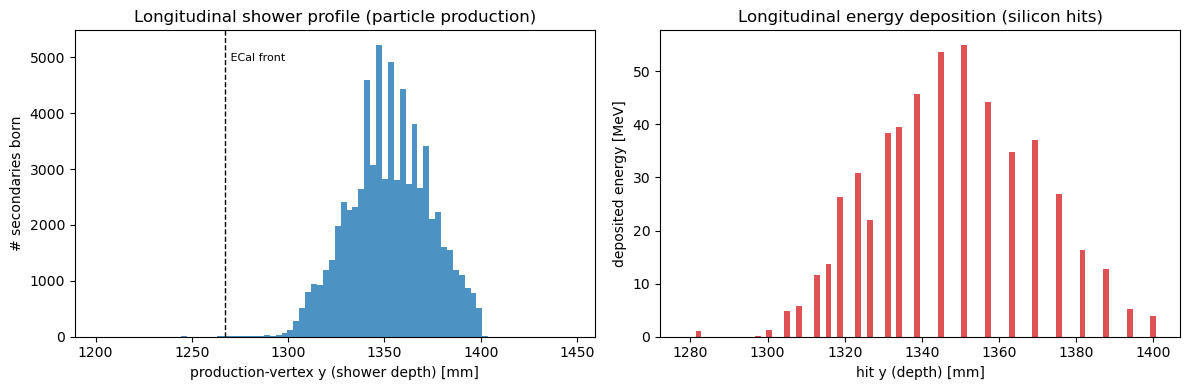
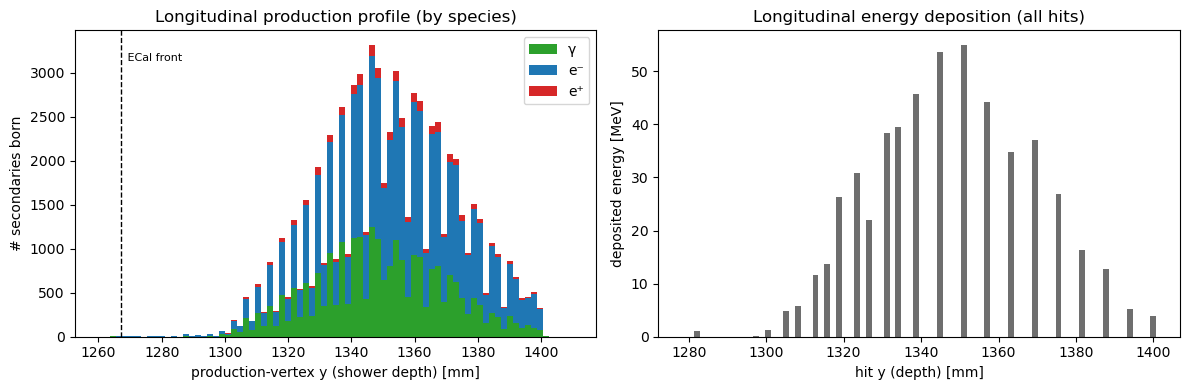
The notebook cell's code change between the first figure and the second:
--- before
+++ after
@@ -1,13 +1,16 @@
 depth = vsy  # mm (production vertex y); for a +y beam, depth into the barrel is y
-sel = (depth > 1200) & (depth < 1450) & em   # within the ECal, EM particles
+inwin = (depth > 1200) & (depth < 1450)
+species = [(pdg == 22, "γ", "#2ca02c"), (pdg == 11, "e⁻", "#1f77b4"), (pdg == -11, "e⁺", "#d62728")]
+dbins = np.linspace(1260, 1410, 80)
 
 fig, ax = plt.subplots(1, 2, figsize=(12, 4))
-ax[0].hist(depth[sel], bins=80, color="#1f77b4", alpha=0.8)
+ax[0].hist([depth[m & inwin] for m, _, _ in species], bins=dbins, stacked=True,
+           label=[lab for _, lab, _ in species], color=[c for _, _, c in species])
 ax[0].set_xlabel("production-vertex y (shower depth) [mm]"); ax[0].set_ylabel("# secondaries born")
-ax[0].set_title("Longitudinal shower profile (particle production)")
+ax[0].set_title("Longitudinal production profile (by species)"); ax[0].legend()
 ax[0].axvline(1267, ls="--", color="k", lw=1); ax[0].text(1268, ax[0].get_ylim()[1]*0.9, " ECal front", fontsize=8)
 
-ax[1].hist(hy, bins=80, weights=he*1000, color="#d62728", alpha=0.8)
+ax[1].hist(hy, bins=80, weights=he*1000, color="#555555", alpha=0.85)
 ax[1].set_xlabel("hit y (depth) [mm]"); ax[1].set_ylabel("deposited energy [MeV]")
-ax[1].set_title("Longitudinal energy deposition (silicon hits)")
+ax[1].set_title("Longitudinal energy deposition (all hits)")
 plt.tight_layout(); plt.show()

Commit: nb04: more clarifications from review (annihilation line, nuclei, §5 split, §6 hits)